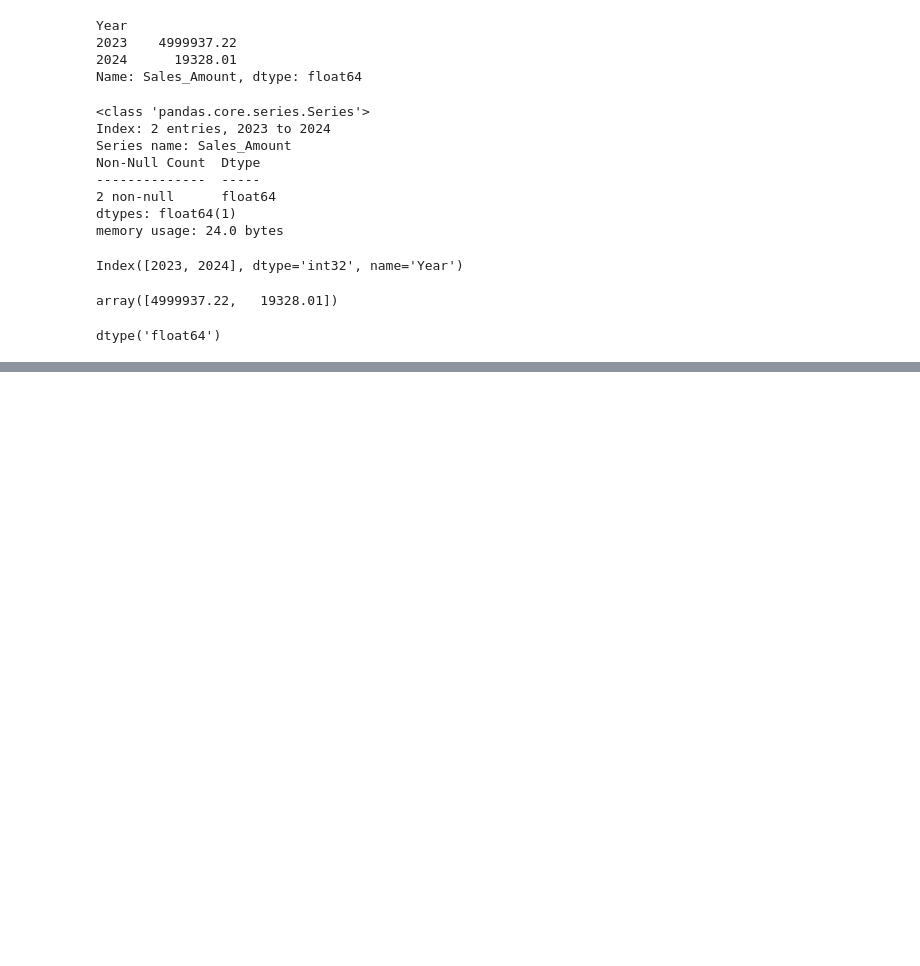
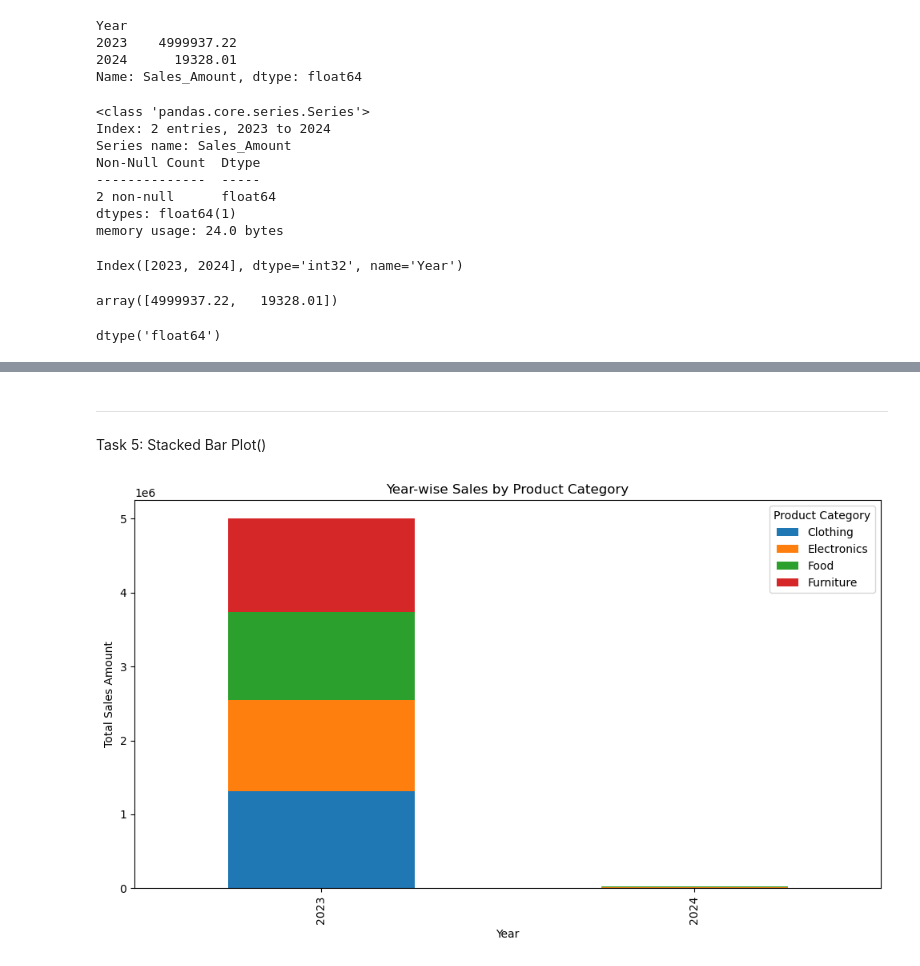
Before and after one commit to abhishekaryangiri/matplotlib-projects, a Jupyter notebook: matplotlib.ipynb, the cells around one changed output, grey strips where cells are left out. Drawn from its saved outputs; the diff is of its cells as text; code cells hidden in the pictures; blank space fills up the shorter version.

```diff
--- a/matplotlib.ipynb
+++ b/matplotlib.ipynb
@@ -212,0 +213,20 @@ plt.show()
+# %% [markdown]
+---
+
+
+Task 5: Stacked Bar Plot()
+# %%
+#  group by Year and Product_Category
+stack_data = sales.groupby(['Year','Product_Category'])['Sales_Amount'].sum().unstack(fill_value=0)
+
+# Plot stacked bar chart
+stack_data.plot(kind='bar', stacked=True, figsize=(10,6))
+
+plt.title("Year-wise Sales by Product Category")
+plt.xlabel("Year")
+plt.ylabel("Total Sales Amount")
+plt.legend(title="Product Category")
+plt.tight_layout()
+plt.show()
+# %% [output]
+[figure, added]
```
Also changed, not shown: parts of 1 cell of this notebook.
